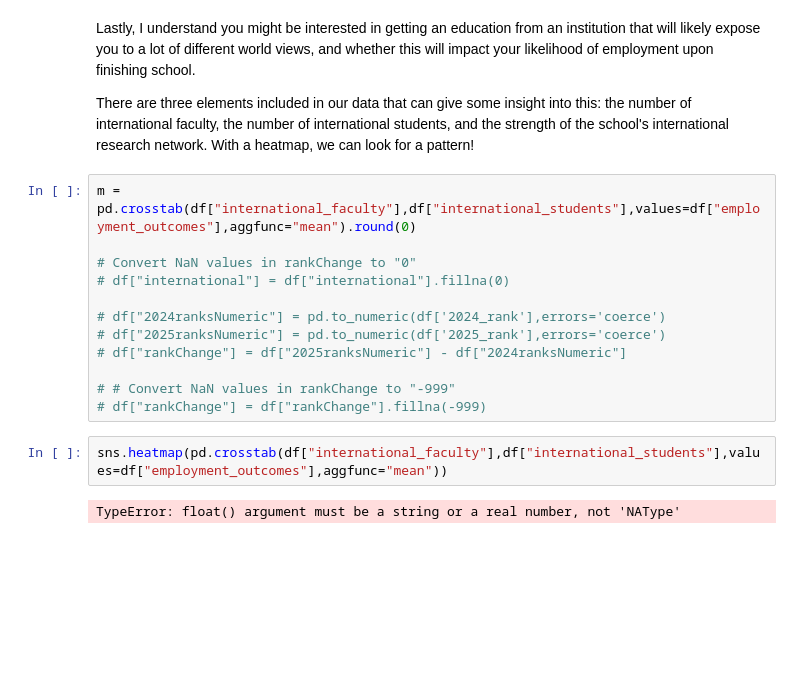
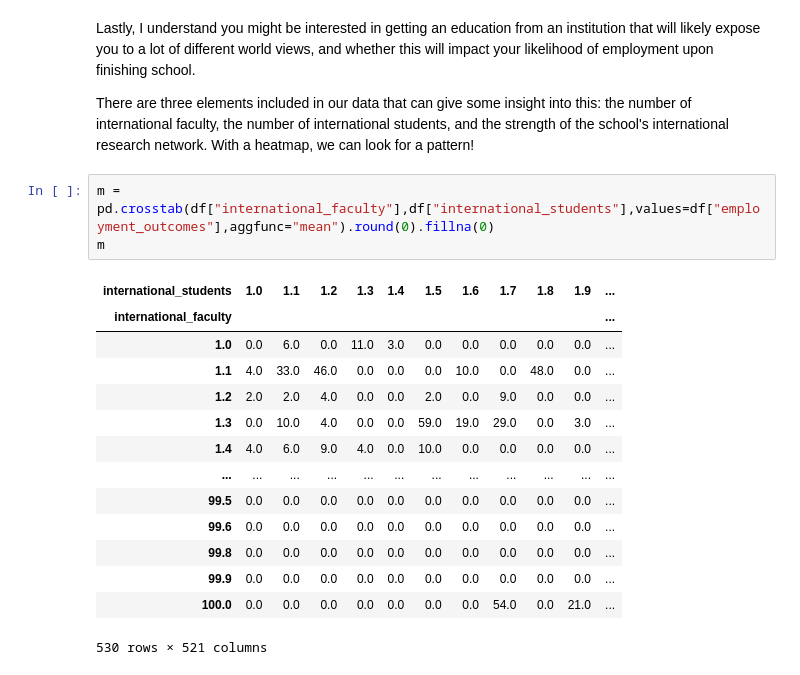
Before and after one commit to thezachdrake/UMD-INST760-Summer2024, a Jupyter notebook: notebooks/Hochman-Notebook.ipynb, the cells around one changed output. Cells and saved outputs as stored; diff of their text form; blank space fills up the shorter version.

```diff
--- a/notebooks/Hochman-Notebook.ipynb
+++ b/notebooks/Hochman-Notebook.ipynb
@@ -183,19 +184,21 @@ OK! So far, based on our wants, it looks like we should be focusing on applying
 Lastly, I understand you might be interested in getting an education from an institution that will likely expose you to a lot of different world views, and whether this will impact your likelihood of employment upon finishing school.
 
 There are three elements included in our data that can give some insight into this: the number of international faculty, the number of international students, and the strength of the school's international research network. With a heatmap, we can look for a pattern!
-# %%
-m = pd.crosstab(df["international_faculty"],df["international_students"],values=df["employment_outcomes"],aggfunc="mean").round(0)
-
-# Convert NaN values in rankChange to "0"
-# df["international"] = df["international"].fillna(0)
-
-# df["2024ranksNumeric"] = pd.to_numeric(df['2024_rank'],errors='coerce')
-# df["2025ranksNumeric"] = pd.to_numeric(df['2025_rank'],errors='coerce')
-# df["rankChange"] = df["2025ranksNumeric"] - df["2024ranksNumeric"]
-
-# # Convert NaN values in rankChange to "-999"
-# df["rankChange"] = df["rankChange"].fillna(-999)
 # %%
-sns.heatmap(pd.crosstab(df["international_faculty"],df["international_students"],values=df["employment_outcomes"],aggfunc="mean"))
+m = pd.crosstab(df["international_faculty"],df["international_students"],values=df["employment_outcomes"],aggfunc="mean").round(0).fillna(0)
+m
 # %% [output]
+| international_students | 1.0 | 1.1 | 1.2 | 1.3 | 1.4 | 1.5 | 1.6 | 1.7 | 1.8 | 1.9 | ... |
+| international_faculty |  |  |  |  |  |  |  |  |  |  | ... |
+| 1.0 | 0.0 | 6.0 | 0.0 | 11.0 | 3.0 | 0.0 | 0.0 | 0.0 | 0.0 | 0.0 | ... |
+| 1.1 | 4.0 | 33.0 | 46.0 | 0.0 | 0.0 | 0.0 | 10.0 | 0.0 | 48.0 | 0.0 | ... |
+| 1.2 | 2.0 | 2.0 | 4.0 | 0.0 | 0.0 | 2.0 | 0.0 | 9.0 | 0.0 | 0.0 | ... |
+| 1.3 | 0.0 | 10.0 | 4.0 | 0.0 | 0.0 | 59.0 | 19.0 | 29.0 | 0.0 | 3.0 | ... |
+| 1.4 | 4.0 | 6.0 | 9.0 | 4.0 | 0.0 | 10.0 | 0.0 | 0.0 | 0.0 | 0.0 | ... |
+| ... | ... | ... | ... | ... | ... | ... | ... | ... | ... | ... | ... |
+| 99.5 | 0.0 | 0.0 | 0.0 | 0.0 | 0.0 | 0.0 | 0.0 | 0.0 | 0.0 | 0.0 | ... |
+| 99.6 | 0.0 | 0.0 | 0.0 | 0.0 | 0.0 | 0.0 | 0.0 | 0.0 | 0.0 | 0.0 | ... |
+| 99.8 | 0.0 | 0.0 | 0.0 | 0.0 | 0.0 | 0.0 | 0.0 | 0.0 | 0.0 | 0.0 | ... |
+| 99.9 | 0.0 | 0.0 | 0.0 | 0.0 | 0.0 | 0.0 | 0.0 | 0.0 | 0.0 | 0.0 | ... |
+| 100.0 | 0.0 | 0.0 | 0.0 | 0.0 | 0.0 | 0.0 | 0.0 | 54.0 | 0.0 | 21.0 | ... |
-TypeError: float() argument must be a string or a real number, not 'NAType'
+530 rows × 521 columns
```
Also changed, not shown: parts of 3 cells of this notebook.
